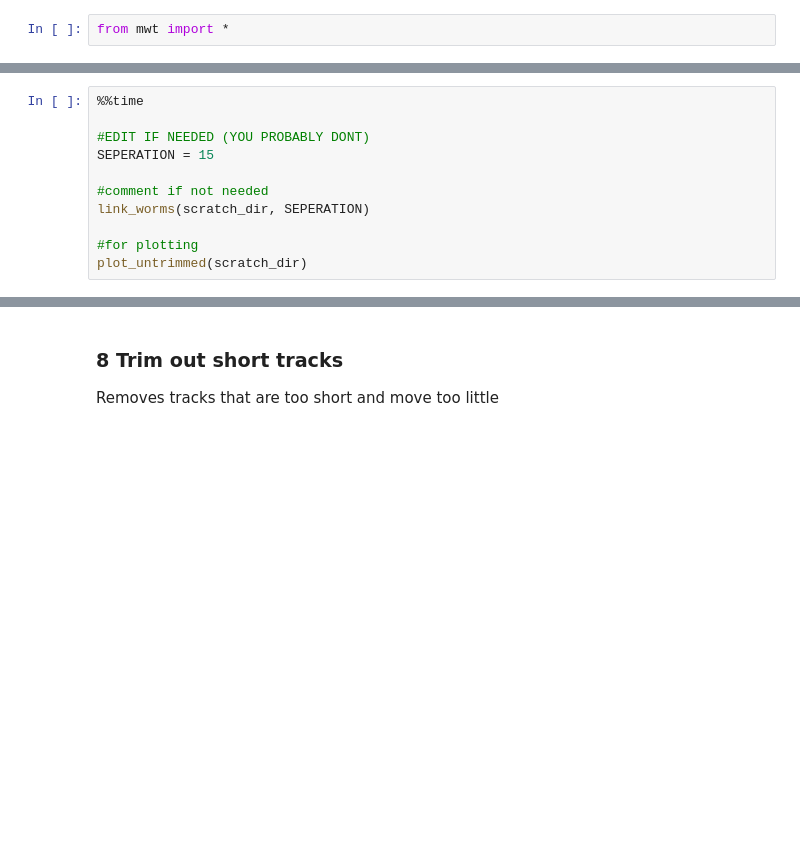
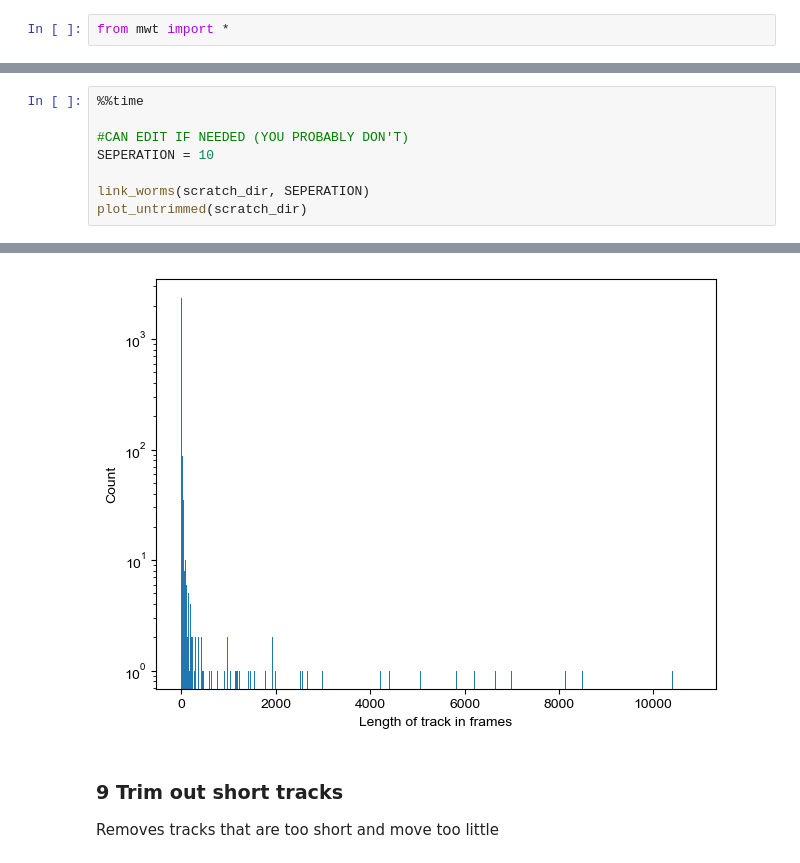
Before and after one commit to azwang10/multi-worm-tracker, a Jupyter notebook: multiwormtracker.ipynb, the cells around one changed output, grey strips where cells are left out. Saved outputs shown, nothing was run; the diff lists cells and outputs as text; blank space fills up the shorter version.

```diff
--- a/multiwormtracker.ipynb
+++ b/multiwormtracker.ipynb
@@ -71,11 +106,9 @@ plot_worms(scratch_dir)
 # %%
 %%time
 
-#EDIT IF NEEDED (YOU PROBABLY DONT)
-SEPERATION = 15
+#CAN EDIT IF NEEDED (YOU PROBABLY DON'T)
+SEPERATION = 10
 
-#comment if not needed
 link_worms(scratch_dir, SEPERATION)
-
-#for plotting
 plot_untrimmed(scratch_dir)
+# %% [output]
@@ -82,5 +117,6 @@ plot_untrimmed(scratch_dir)
+[figure, added]
 # %% [markdown]
-### 8 Trim out short tracks
+### 9 Trim out short tracks
 
 Removes tracks that are too short and move too little
 # %%
```
Also changed, not shown: parts of 26 cells of this notebook, 2 other files.
